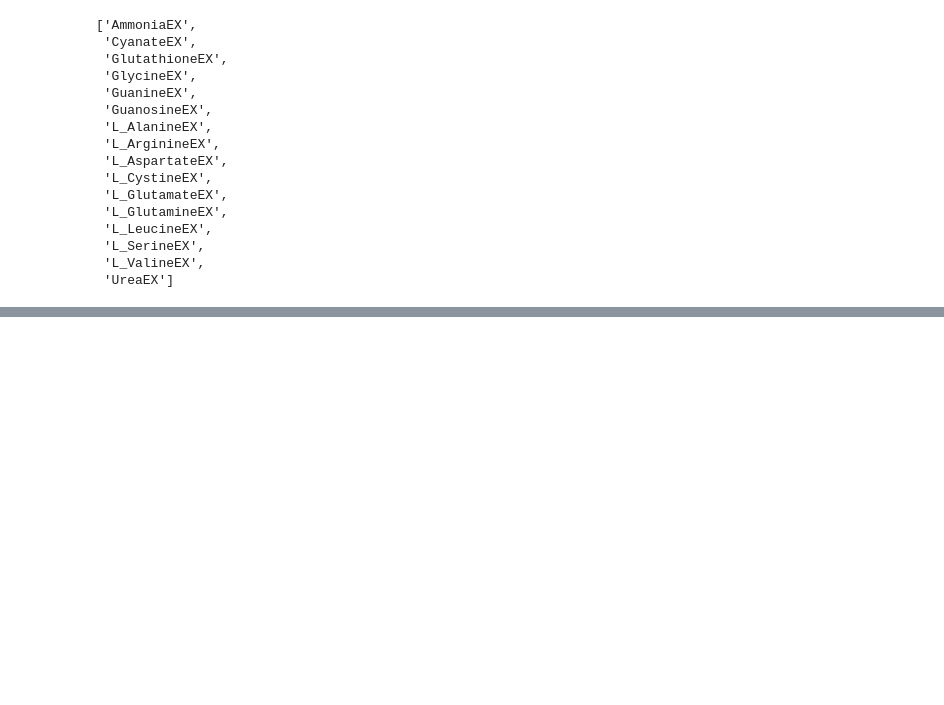
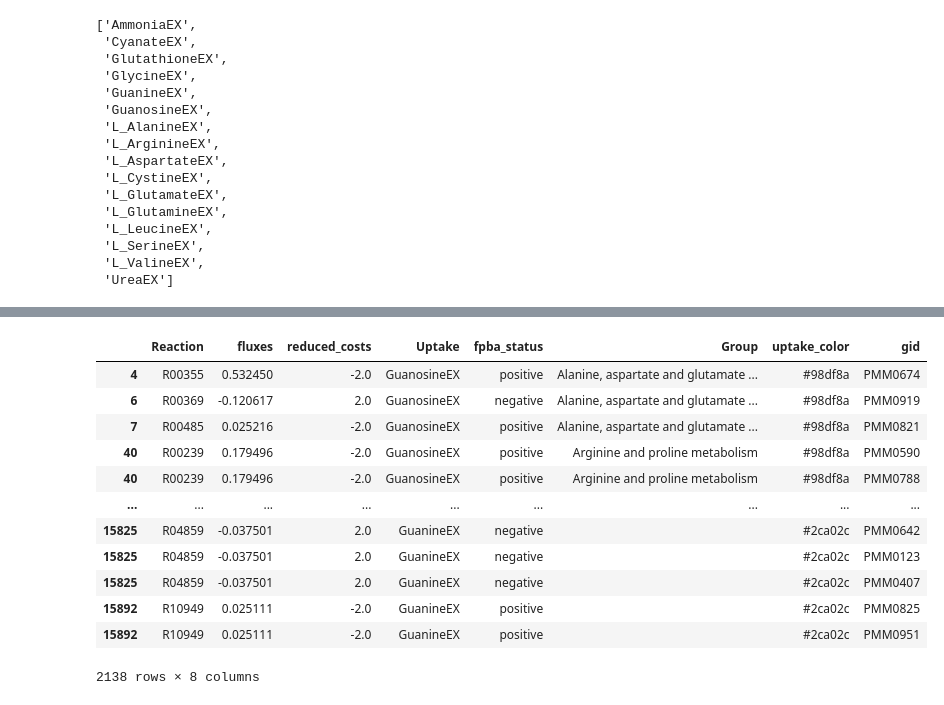
Before and after one commit to wosnat/Prochlorococcus_Model, a Jupyter notebook: N_Starvation/CC1A3_PRO_amino_acids.ipynb, the cells around one changed output, grey strips where cells are left out. Cells and saved outputs as stored; diff of their text form; code cells hidden in the pictures; blank space fills up the shorter version.

```diff
--- a/N_Starvation/CC1A3_PRO_amino_acids.ipynb
+++ b/N_Starvation/CC1A3_PRO_amino_acids.ipynb
@@ -308,7 +308,7 @@ def get_percent_produced(met1, reaction1, pfba_solution):
         if get_pfba_flux(reaction1, pfba_solution) != 0:
             print(f'reaction {reaction1.id} not found in metabolite {met1}')
         return 0
-    assert((len(percent_list)<2), f'reaction {reaction1.id} found more than once in metabolite {met1}')
+    assert(len(percent_list)>=2, f'reaction {reaction1.id} found more than once in metabolite {met1}')
 # %%
 from enum import Enum, auto
 class DFS_STATUS(Enum):
@@ -1010,0 +1033,16 @@ df_paths[['Uptake','Reaction','uptake_color']].to_excel('amino_uptake_reactions_
+# %%
+all_aa_reactions_wgenes_df
+# %% [output]
+|  | Reaction | fluxes | reduced_costs | Uptake | fpba_status | Group | uptake_color | gid |
+| 4 | R00355 | 0.532450 | -2.0 | GuanosineEX | positive | Alanine, aspartate and glutamate ... | #98df8a | PMM0674 |
+| 6 | R00369 | -0.120617 | 2.0 | GuanosineEX | negative | Alanine, aspartate and glutamate ... | #98df8a | PMM0919 |
+| 7 | R00485 | 0.025216 | -2.0 | GuanosineEX | positive | Alanine, aspartate and glutamate ... | #98df8a | PMM0821 |
+| 40 | R00239 | 0.179496 | -2.0 | GuanosineEX | positive | Arginine and proline metabolism | #98df8a | PMM0590 |
+| 40 | R00239 | 0.179496 | -2.0 | GuanosineEX | positive | Arginine and proline metabolism | #98df8a | PMM0788 |
+| ... | ... | ... | ... | ... | ... | ... | ... | ... |
+| 15825 | R04859 | -0.037501 | 2.0 | GuanineEX | negative |  | #2ca02c | PMM0642 |
+| 15825 | R04859 | -0.037501 | 2.0 | GuanineEX | negative |  | #2ca02c | PMM0123 |
+| 15825 | R04859 | -0.037501 | 2.0 | GuanineEX | negative |  | #2ca02c | PMM0407 |
+| 15892 | R10949 | 0.025111 | -2.0 | GuanineEX | positive |  | #2ca02c | PMM0825 |
+| 15892 | R10949 | 0.025111 | -2.0 | GuanineEX | positive |  | #2ca02c | PMM0951 |
+2138 rows × 8 columns
```
Also changed, not shown: parts of 15 cells of this notebook, 11 other files.
